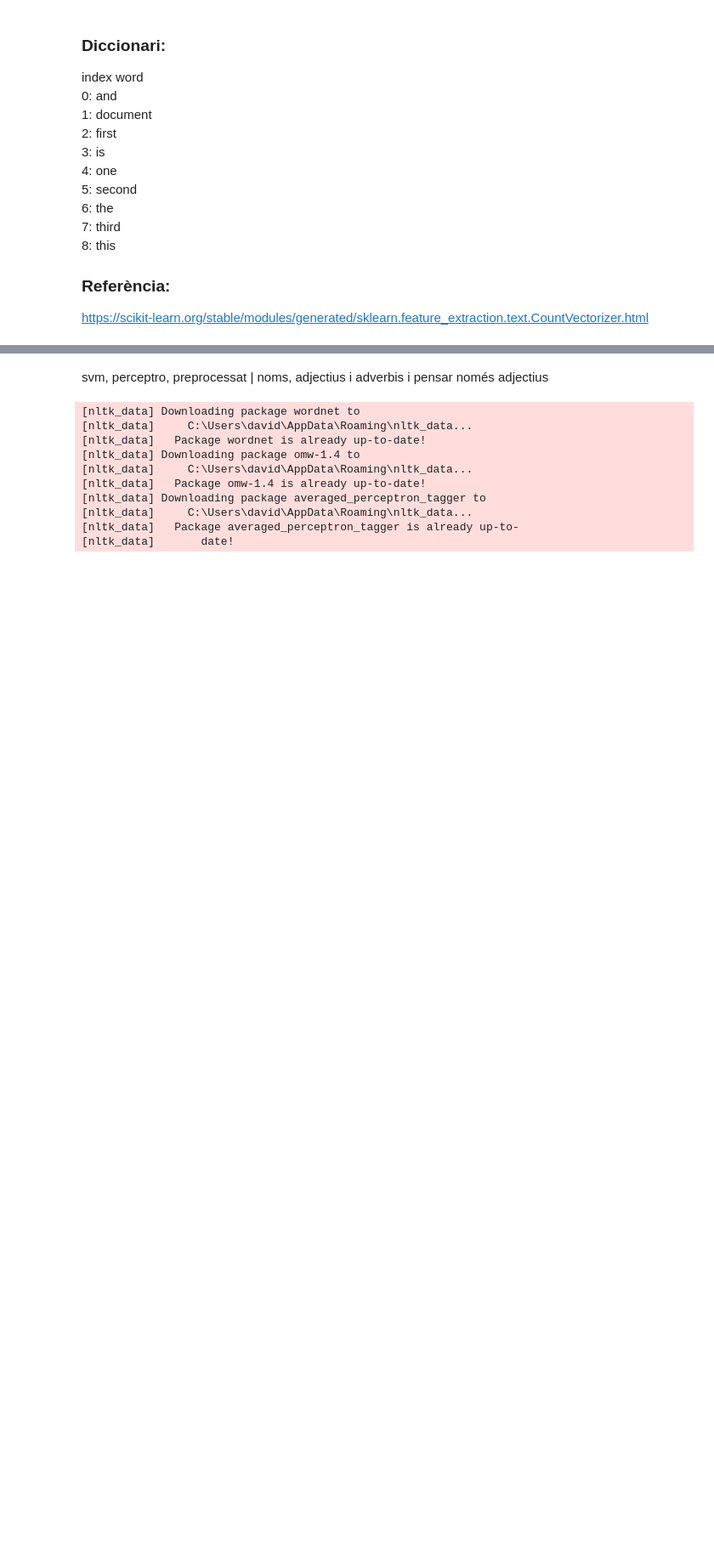
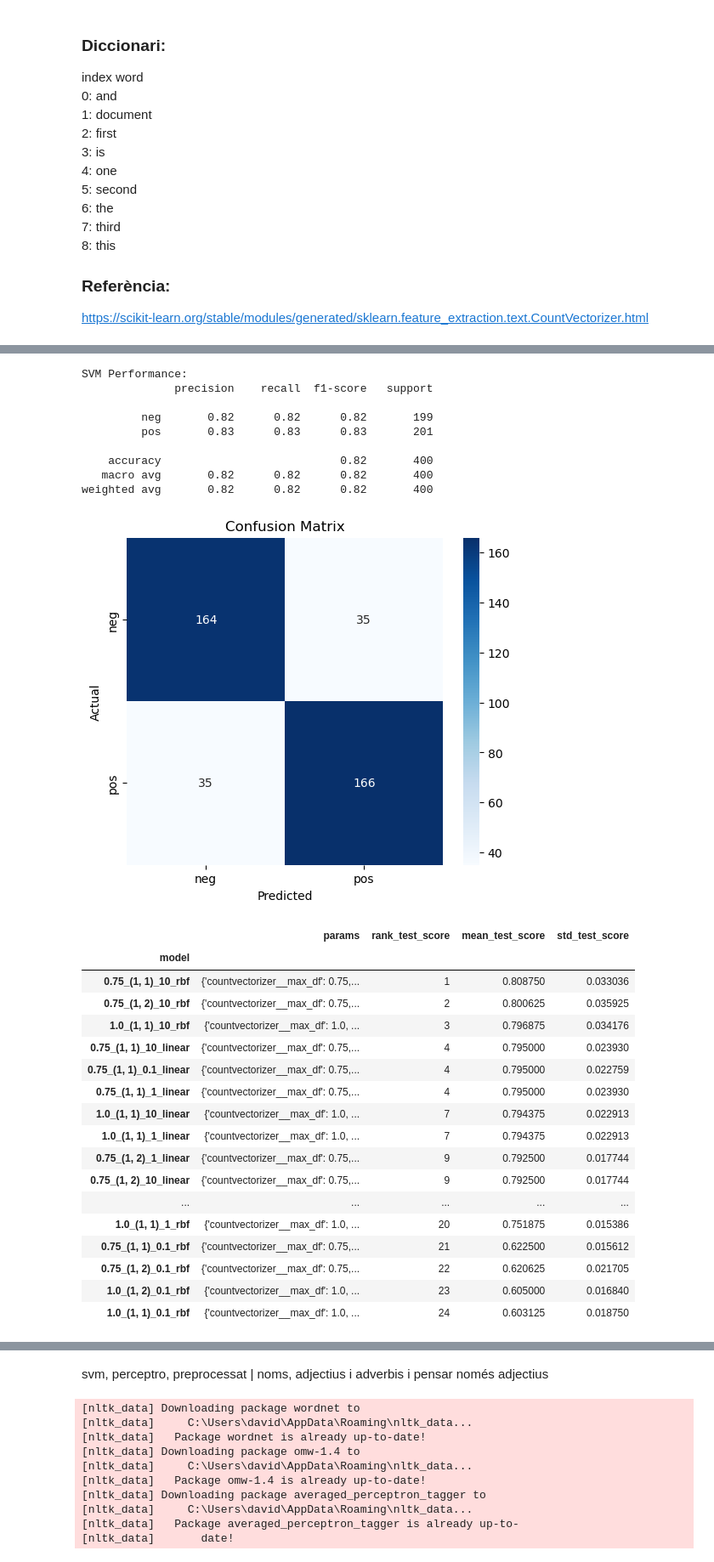
Before and after one commit to dz2pz/PLH-Deteccio-Opinions, a Jupyter notebook: Detecció d'opinions.ipynb, the cells around one changed output, grey strips where cells are left out. Shown at 85% size. Drawn from its saved outputs; the diff is of its cells as text; code cells hidden in the pictures; blank space fills up the shorter version.

```diff
--- a/Detecció d'opinions.ipynb
+++ b/Detecció d'opinions.ipynb
@@ -193,0 +241,68 @@ print(len(vec.get_feature_names_out()))
+# %%
+pipeline = make_pipeline(CountVectorizer(max_features=5000), SVC())
+
+param_grid = {
+    'countvectorizer__ngram_range': [(1,1), (1,2)],
+    'countvectorizer__max_df': [0.75, 1.0],
+    'svc__kernel': ['linear', 'rbf'],
+    'svc__C': [0.1, 1, 10]
+}
+
+cv = StratifiedKFold(n_splits=5, shuffle=True, random_state=42)
+
+gs_svm = GridSearchCV(
+    estimator=pipeline,
+    param_grid=param_grid,
+    scoring='accuracy',
+    cv=cv,
+    n_jobs=-1
+)
+
+gs_svm.fit(X_train, y_train)
+
+y_pred = gs_svm.predict(X_test)
+
+print("SVM Performance:")
+print(classification_report(y_test, y_pred))
+
+cm = confusion_matrix(y_test, y_pred)
+plt.figure(figsize=(6, 5))
+sns.heatmap(cm, annot=True, fmt="d", cmap="Blues", xticklabels=gs_svm.classes_, yticklabels=gs_svm.classes_)
+plt.xlabel('Predicted')
+plt.ylabel('Actual')
+plt.title('Confusion Matrix')
+plt.show()
+
+results_df = pd.DataFrame(gs_svm.cv_results_)
+results_df = results_df.sort_values(by=["rank_test_score"])
+results_df = results_df.set_index(results_df["params"].apply(lambda x: "_".join(str(val) for val in x.values()))).rename_axis("model")
+results_df[["params", "rank_test_score", "mean_test_score", "std_test_score"]]
+# %% [output]
+SVM Performance:
+              precision    recall  f1-score   support
+
+         neg       0.82      0.82      0.82       199
+         pos       0.83      0.83      0.83       201
+
+    accuracy                           0.82       400
+   macro avg       0.82      0.82      0.82       400
+weighted avg       0.82      0.82      0.82       400
+[figure, added]
+|  | params | rank_test_score | mean_test_score | std_test_score |
+| model |  |  |  |  |
+| 0.75_(1, 1)_10_rbf | {'countvectorizer__max_df': 0.75,... | 1 | 0.808750 | 0.033036 |
+| 0.75_(1, 2)_10_rbf | {'countvectorizer__max_df': 0.75,... | 2 | 0.800625 | 0.035925 |
+| 1.0_(1, 1)_10_rbf | {'countvectorizer__max_df': 1.0, ... | 3 | 0.796875 | 0.034176 |
+| 0.75_(1, 1)_10_linear | {'countvectorizer__max_df': 0.75,... | 4 | 0.795000 | 0.023930 |
+| 0.75_(1, 1)_0.1_linear | {'countvectorizer__max_df': 0.75,... | 4 | 0.795000 | 0.022759 |
+| 0.75_(1, 1)_1_linear | {'countvectorizer__max_df': 0.75,... | 4 | 0.795000 | 0.023930 |
+| 1.0_(1, 1)_10_linear | {'countvectorizer__max_df': 1.0, ... | 7 | 0.794375 | 0.022913 |
+| 1.0_(1, 1)_1_linear | {'countvectorizer__max_df': 1.0, ... | 7 | 0.794375 | 0.022913 |
+| 0.75_(1, 2)_1_linear | {'countvectorizer__max_df': 0.75,... | 9 | 0.792500 | 0.017744 |
+| 0.75_(1, 2)_10_linear | {'countvectorizer__max_df': 0.75,... | 9 | 0.792500 | 0.017744 |
+| ... | ... | ... | ... | ... |
+| 1.0_(1, 1)_1_rbf | {'countvectorizer__max_df': 1.0, ... | 20 | 0.751875 | 0.015386 |
+| 0.75_(1, 1)_0.1_rbf | {'countvectorizer__max_df': 0.75,... | 21 | 0.622500 | 0.015612 |
+| 0.75_(1, 2)_0.1_rbf | {'countvectorizer__max_df': 0.75,... | 22 | 0.620625 | 0.021705 |
+| 1.0_(1, 2)_0.1_rbf | {'countvectorizer__max_df': 1.0, ... | 23 | 0.605000 | 0.016840 |
+| 1.0_(1, 1)_0.1_rbf | {'countvectorizer__max_df': 1.0, ... | 24 | 0.603125 | 0.018750 |
```
Also changed, not shown: parts of 22 cells of this notebook.
